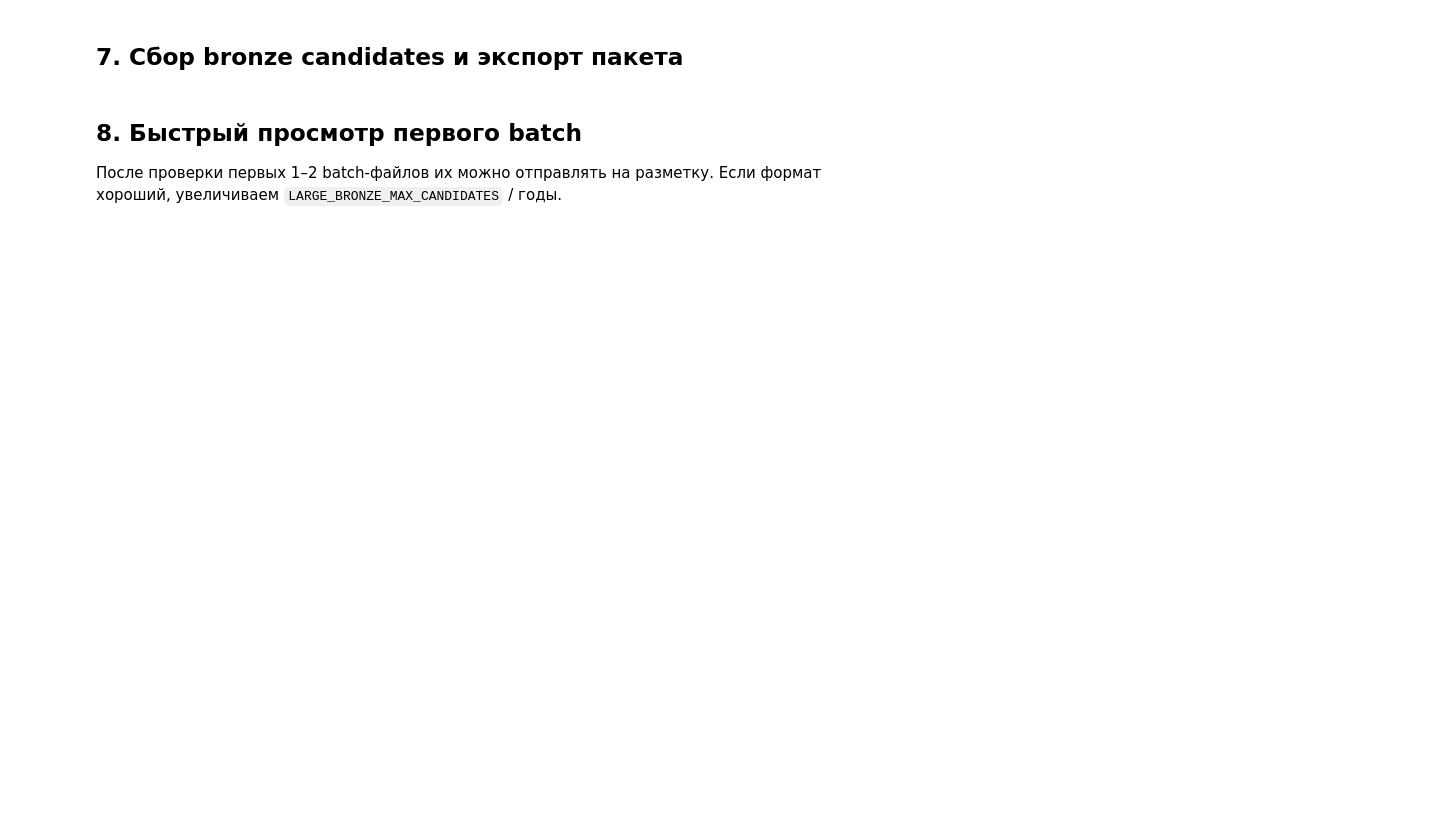
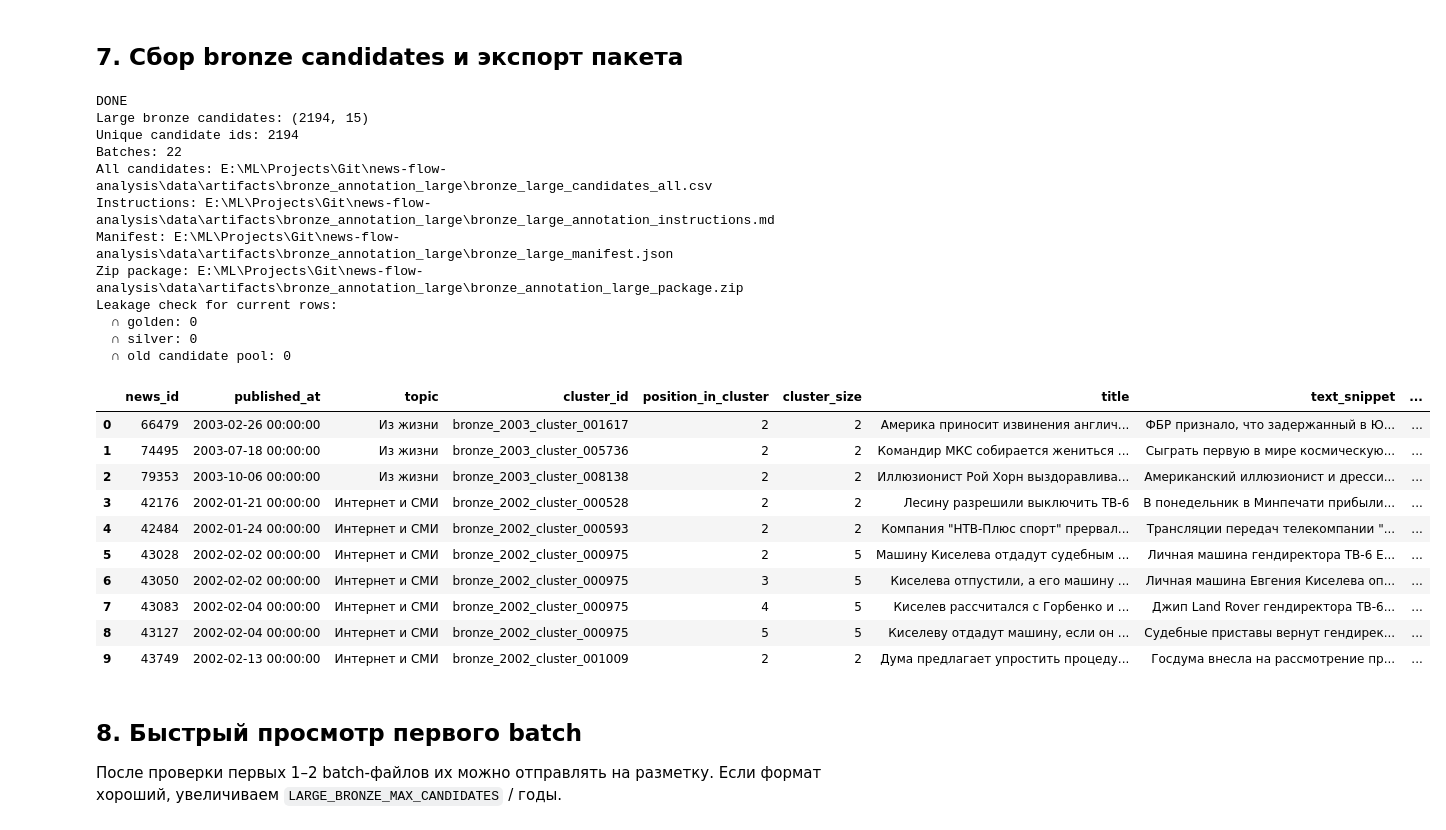
Before and after one commit to Corprus/news-flow-analysis, a Jupyter notebook: notebooks/07_bronze_annotation_export.ipynb, the cells around one changed output. Saved outputs shown, nothing was run; the diff lists cells and outputs as text; code cells hidden in the pictures; blank space fills up the shorter version.

```diff
--- a/notebooks/07_bronze_annotation_export.ipynb
+++ b/notebooks/07_bronze_annotation_export.ipynb
@@ -89,7 +94,7 @@ LARGE_BRONZE_MAX_CANDIDATES = 1000
 LARGE_BRONZE_INPUT_PATH = paths.prepared_dir / "lenta_clean_news.csv"
 
 # Годы, которые не входят в текущий golden/silver candidate pool.
-LARGE_BRONZE_YEARS = [2005, 2006]
+LARGE_BRONZE_YEARS = [2002, 2003]
 
 # Защита от слишком тяжёлого первого запуска.
 # Если всё работает стабильно — можно поднять лимит или поставить None.
@@ -782,8 +824,7 @@ for year in LARGE_BRONZE_YEARS:
     year_raw = large_bronze_raw[large_bronze_raw["year"] == year].copy()
 
     if year_raw.empty:
-        print(f"
-Year {year}: no rows, skipped")
+        print(f"Year {year}: no rows, skipped")
         continue
 
     if MAX_NEWS_PER_YEAR is not None and len(year_raw) > MAX_NEWS_PER_YEAR:
@@ -796,14 +837,9 @@ Year {year}: no rows, skipped")
 
     year_input = prepare_clean_like_for_bronze(year_raw)
 
-    print(f"
-Year {year}: input rows = {len(year_input)}")
+    print(f"Year {year}: input rows = {len(year_input)}")
 
-    year_cache_path = (
-        paths.artifacts_dir
-        / "embeddings"
-        / f"bge_m3_large_bronze_{year}_id_aligned.npz"
-    )
+    year_cache_path = (paths.artifacts_dir / "embeddings"/ f"bge_m3_large_bronze_{year}_id_aligned.npz")
     year_cache_path.parent.mkdir(parents=True, exist_ok=True)
 
     year_embeddings = encoder.encode_dataframe(
@@ -858,8 +894,7 @@ if not large_bronze_clustered_parts:
 large_bronze_clustered_news = pd.concat(large_bronze_clustered_parts, ignore_index=True)
 large_bronze_embeddings = np.vstack(large_bronze_embedding_parts)
 
-print("
-Large bronze clustered news:", large_bronze_clustered_news.shape)
+print("Large bronze clustered news:", large_bronze_clustered_news.shape)
 print("Large bronze embeddings:", large_bronze_embeddings.shape)
 print("Large bronze clusters:", large_bronze_clustered_news["cluster_id"].nunique())
 
@@ -951,35 +1043,58 @@ write_manifest(
     batch_paths=large_batch_paths,
 )
 
 package_files = [
     large_all_candidates_path,
     large_instructions_path,
     large_manifest_path,
     *large_batch_paths,
 ]
 
 zip_package(
     package_path=LARGE_BRONZE_PACKAGE_PATH,
     files=package_files,
     root_dir=LARGE_BRONZE_OUTPUT_DIR,
 )
 
 print("DONE")
 print("Large bronze candidates:", large_bronze_candidates.shape)
 print("Unique candidate ids:", large_bronze_candidates["news_id"].nunique())
 print("Batches:", len(large_batch_paths))
 print("All candidates:", large_all_candidates_path)
 print("Instructions:", large_instructions_path)
 print("Manifest:", large_manifest_path)
 print("Zip package:", LARGE_BRONZE_PACKAGE_PATH)
 
-print("
-Leakage check for current rows:")
+print("Leakage check for current rows:")
 print("  ∩ golden:", len(current_golden_leaks))
 print("  ∩ silver:", len(current_silver_leaks))
 print("  ∩ old candidate pool:", len(current_old_candidate_leaks))
 
 display(large_bronze_candidates.head(10))
+# %% [output]
+DONE
+Large bronze candidates: (2194, 15)
+Unique candidate ids: 2194
+Batches: 22
+All candidates: E:\ML\Projects\Git\news-flow-analysis\data\artifacts\bronze_annotation_large\bronze_large_candidates_all.csv
+Instructions: E:\ML\Projects\Git\news-flow-analysis\data\artifacts\bronze_annotation_large\bronze_large_annotation_instructions.md
+Manifest: E:\ML\Projects\Git\news-flow-analysis\data\artifacts\bronze_annotation_large\bronze_large_manifest.json
+Zip package: E:\ML\Projects\Git\news-flow-analysis\data\artifacts\bronze_annotation_large\bronze_annotation_large_package.zip
+Leakage check for current rows:
+  ∩ golden: 0
+  ∩ silver: 0
+  ∩ old candidate pool: 0
+|  | news_id | published_at | topic | cluster_id | position_in_cluster | cluster_size | title | text_snippet | ... |
+| 0 | 66479 | 2003-02-26 00:00:00 | Из жизни | bronze_2003_cluster_001617 | 2 | 2 | Америка приносит извинения англич... | ФБР признало, что задержанный в Ю... | ... |
+| 1 | 74495 | 2003-07-18 00:00:00 | Из жизни | bronze_2003_cluster_005736 | 2 | 2 | Командир МКС собирается жениться ... | Сыграть первую в мире космическую... | ... |
+| 2 | 79353 | 2003-10-06 00:00:00 | Из жизни | bronze_2003_cluster_008138 | 2 | 2 | Иллюзионист Рой Хорн выздоравлива... | Американский иллюзионист и дресси... | ... |
+| 3 | 42176 | 2002-01-21 00:00:00 | Интернет и СМИ | bronze_2002_cluster_000528 | 2 | 2 | Лесину разрешили выключить ТВ-6 | В понедельник в Минпечати прибыли... | ... |
+| 4 | 42484 | 2002-01-24 00:00:00 | Интернет и СМИ | bronze_2002_cluster_000593 | 2 | 2 | Компания "НТВ-Плюс спорт" прервал... | Трансляции передач телекомпании "... | ... |
+| 5 | 43028 | 2002-02-02 00:00:00 | Интернет и СМИ | bronze_2002_cluster_000975 | 2 | 5 | Машину Киселева отдадут судебным ... | Личная машина гендиректора ТВ-6 Е... | ... |
+| 6 | 43050 | 2002-02-02 00:00:00 | Интернет и СМИ | bronze_2002_cluster_000975 | 3 | 5 | Киселева отпустили, а его машину ... | Личная машина Евгения Киселева оп... | ... |
+| 7 | 43083 | 2002-02-04 00:00:00 | Интернет и СМИ | bronze_2002_cluster_000975 | 4 | 5 | Киселев рассчитался с Горбенко и ... | Джип Land Rover гендиректора ТВ-6... | ... |
+| 8 | 43127 | 2002-02-04 00:00:00 | Интернет и СМИ | bronze_2002_cluster_000975 | 5 | 5 | Киселеву отдадут машину, если он ... | Судебные приставы вернут гендирек... | ... |
+| 9 | 43749 | 2002-02-13 00:00:00 | Интернет и СМИ | bronze_2002_cluster_001009 | 2 | 2 | Дума предлагает упростить процеду... | Госдума внесла на рассмотрение пр... | ... |
 # %% [markdown]
 ## 8. Быстрый просмотр первого batch
 
```
Also changed, not shown: parts of 8 cells of this notebook, 36 other files.
